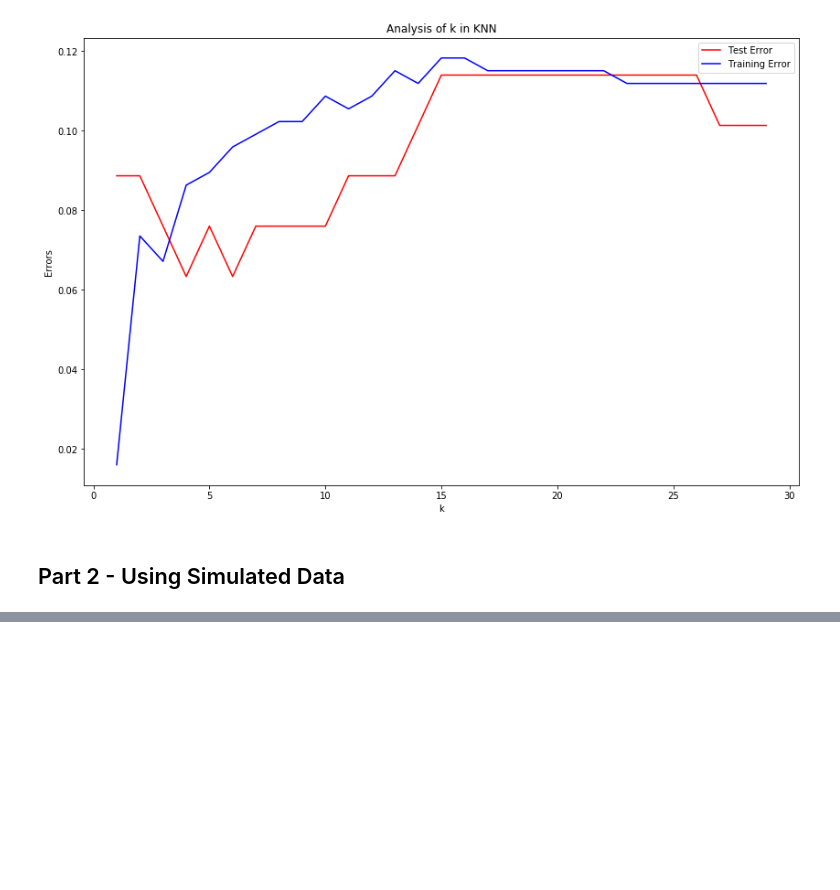
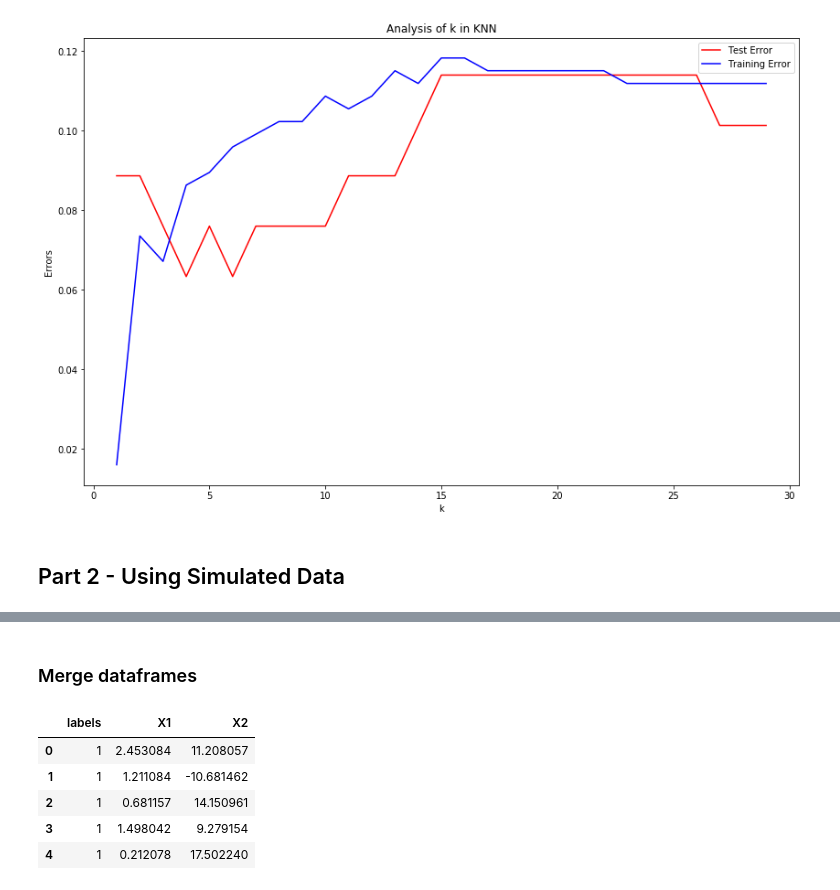
Before and after one commit to hkindbom/SF2935-Statistical-Learning, a Jupyter notebook: Project 1/Project1.ipynb, the cells around one changed output, grey strips where cells are left out. Saved outputs shown, nothing was run; the diff lists cells and outputs as text; code cells hidden in the pictures; blank space fills up the shorter version.

```diff
--- a/Project 1/Project1.ipynb
+++ b/Project 1/Project1.ipynb
@@ -239,0 +229,13 @@ train_df_generated_.head()
+# %% [markdown]
+### Merge dataframes
+# %%
+tot_df = generated_df.append(generated_df_)
+
+tot_df.head()
+# %% [output]
+|  | labels | X1 | X2 |
+| 0 | 1 | 2.453084 | 11.208057 |
+| 1 | 1 | 1.211084 | -10.681462 |
+| 2 | 1 | 0.681157 | 14.150961 |
+| 3 | 1 | 1.498042 | 9.279154 |
+| 4 | 1 | 0.212078 | 17.502240 |
```
Also changed, not shown: parts of 14 cells of this notebook.
